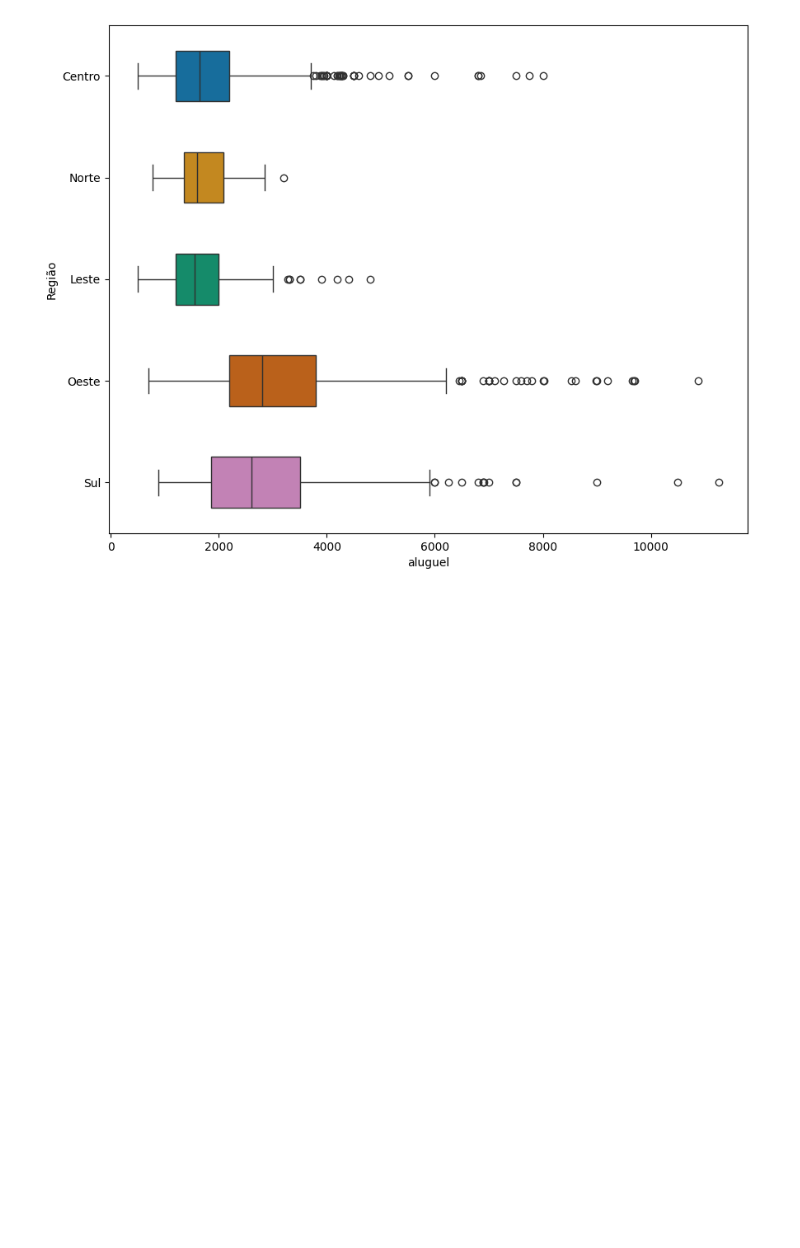
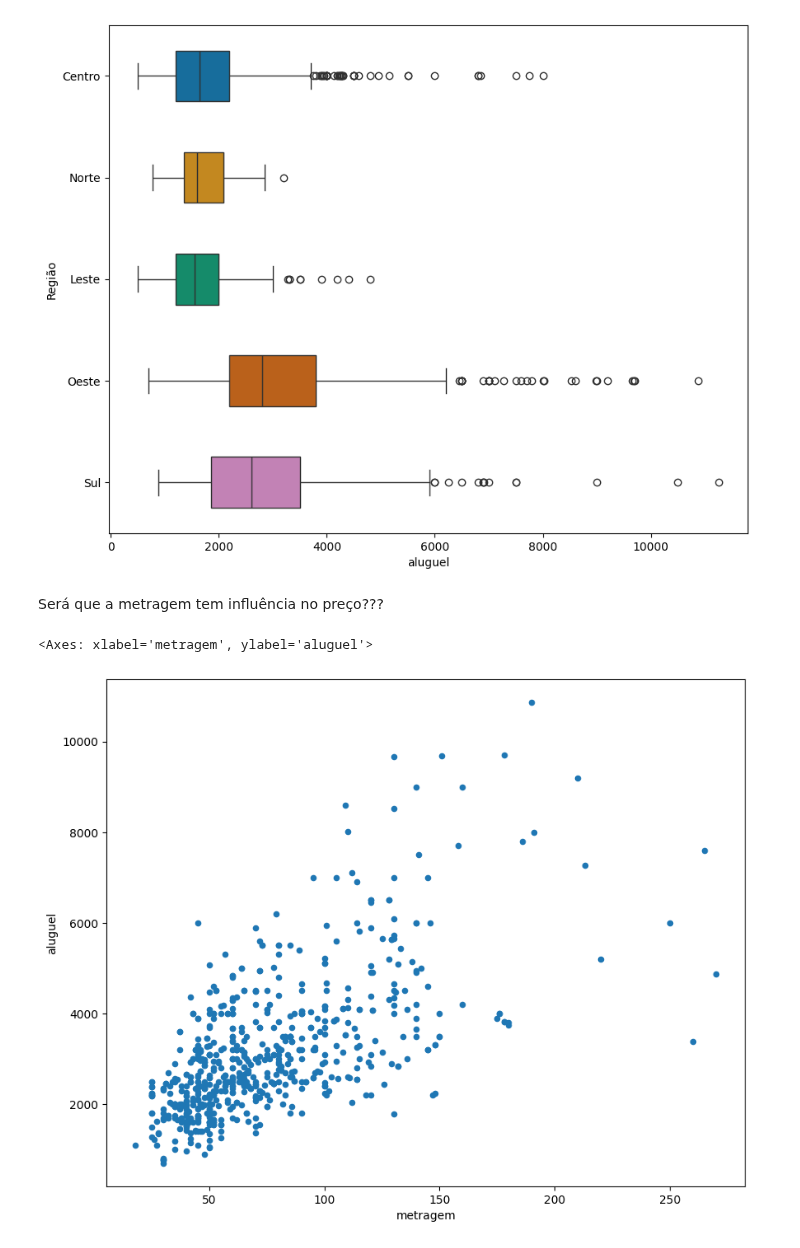
Before and after one commit to abilioepalanga/Market-Value-Predictor-Airbnb, a Jupyter notebook: main.ipynb, the cells around one changed output. Saved outputs shown, nothing was run; the diff lists cells and outputs as text; code cells hidden in the pictures; blank space fills up the shorter version.

Commit message:
Gráficos a mostrarem a influência da metragem no preço do aluguer

```diff
--- a/main.ipynb
+++ b/main.ipynb
@@ -1093,3 +1093,11 @@ Passing `palette` without assigning `hue` is deprecated and will be removed in v
 
   sns.boxplot (x='aluguel', y='Região', data=basemarged, width=0.5,orient= 'h', palette='colorblind' )
 [figure]
+# %% [markdown]
+Será que a metragem tem influência no preço???
+# %%
+#visualizar num gráfico (plot.scatter) a relação entre as colunas aluguel e metragem
+basemarged[basemarged.Região== 'Oeste'].plot.scatter(y='aluguel', x='metragem', figsize=(10,8))
+# %% [output]
+<Axes: xlabel='metragem', ylabel='aluguel'>
+[figure, added]
```
Also changed, not shown: parts of 4 cells of this notebook.
